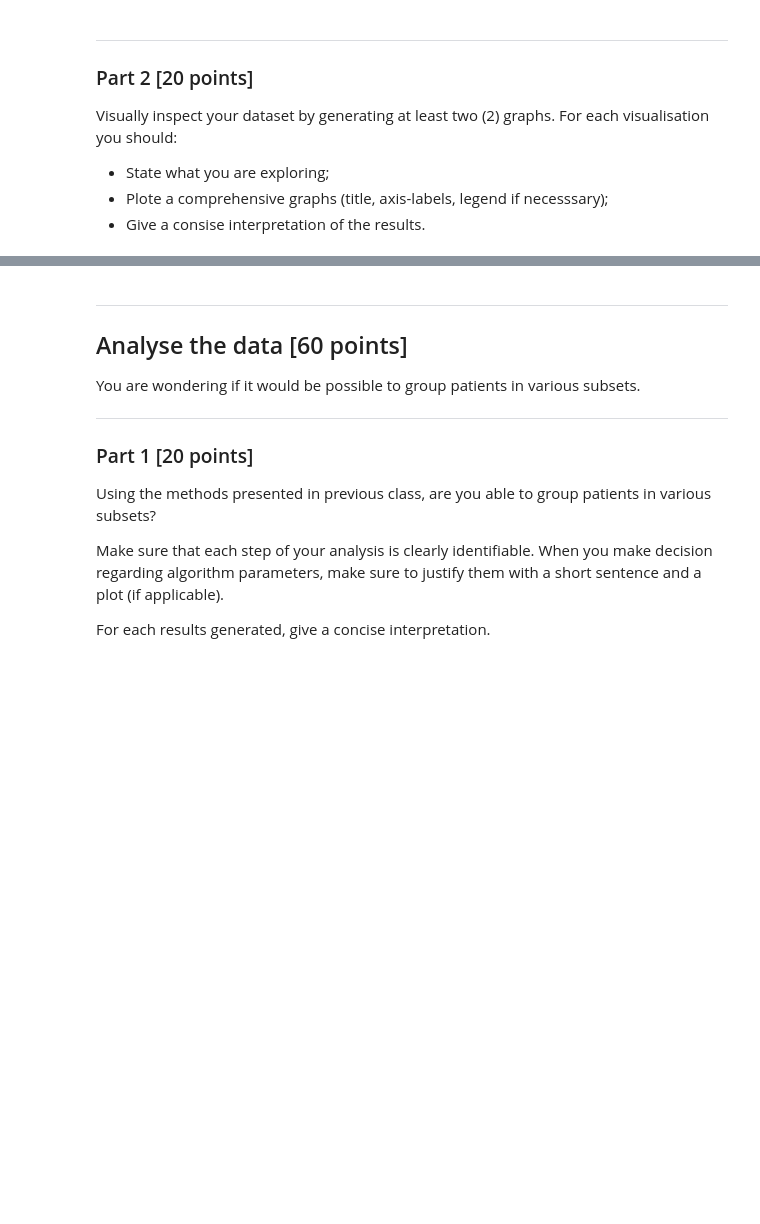
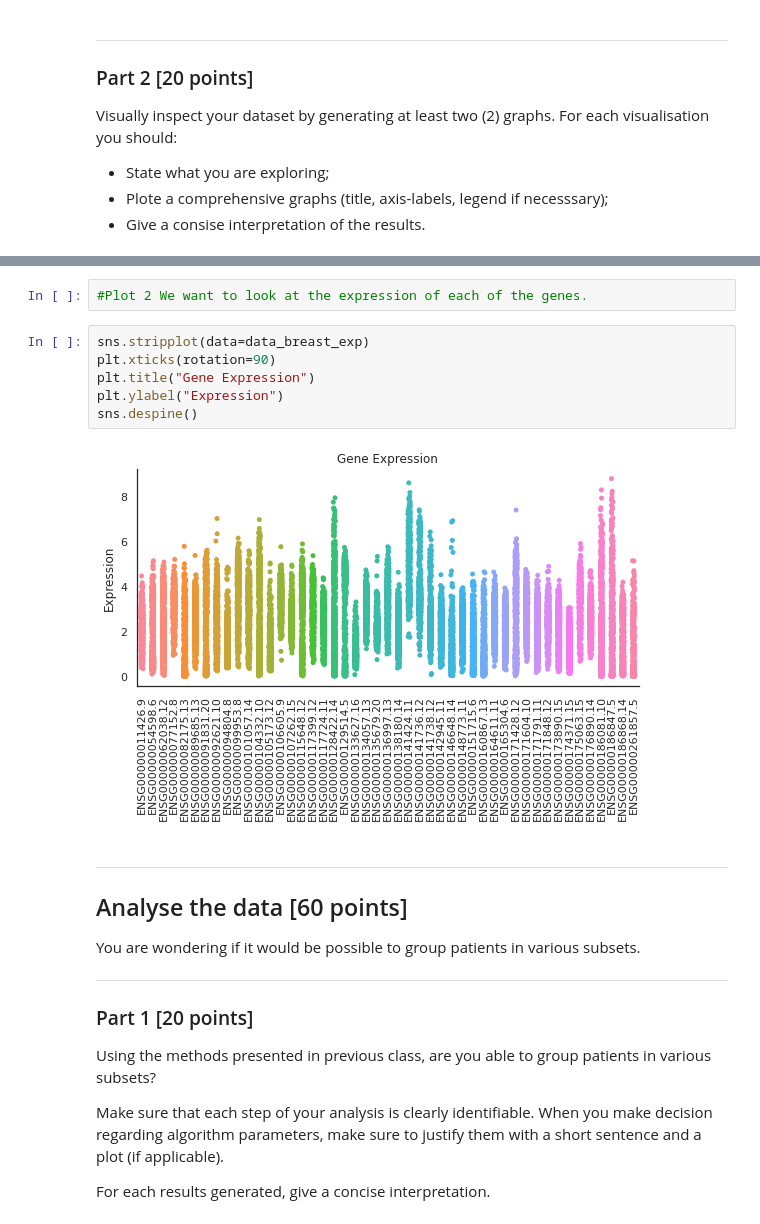
Before and after one commit to MyrIliana/S21_data_analysis, a Jupyter notebook: data_analysis_3.ipynb, the cells around one changed output, grey strips where cells are left out. Drawn from its saved outputs; the diff is of its cells as text; blank space fills up the shorter version.

```diff
--- a/data_analysis_3.ipynb
+++ b/data_analysis_3.ipynb
@@ -45,3 +113,13 @@ Visually inspect your dataset by generating at least two (2) graphs. For each vi
+# %%
+#Plot 2 We want to look at the expression of each of the genes.
+# %%
+sns.stripplot(data=data_breast_exp)
+plt.xticks(rotation=90)
+plt.title("Gene Expression")
+plt.ylabel("Expression")
+sns.despine()
+# %% [output]
+[figure, added]
 # %% [markdown]
 <hr style="border:1px solid black"> </hr>
 
```
Also changed, not shown: parts of 29 cells of this notebook, 1 other file.
